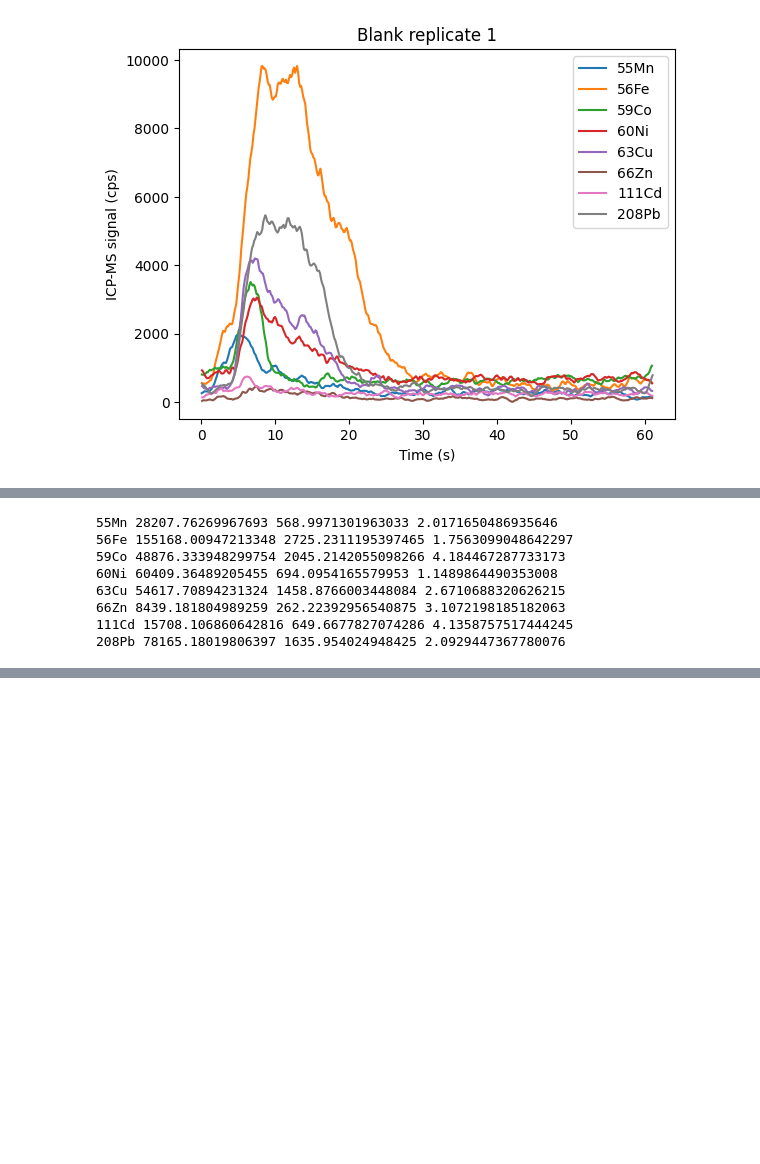
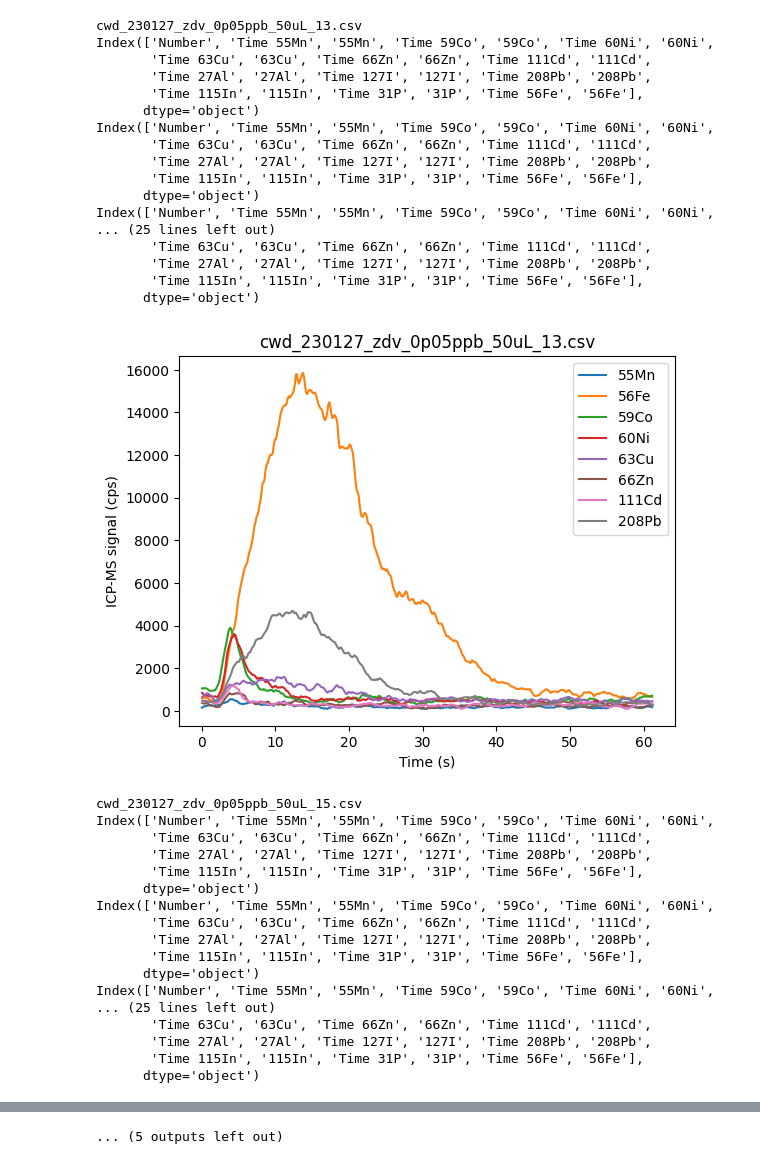
Before and after one commit to rboiteau/CoreMS, a Jupyter notebook: LOD-LCICPMS.ipynb, the cells around one changed output, grey strips where cells are left out. Drawn from its saved outputs; the diff is of its cells as text; code cells hidden in the pictures; blank space fills up the shorter version.

```diff
--- a/LOD-LCICPMS.ipynb
+++ b/LOD-LCICPMS.ipynb
@@ -28,7 +28,7 @@ import matplotlib.pyplot as plt
 from copy import copy
 
 
-dir = '/Users/christiandewey/Library/CloudStorage/GoogleDrive-christian.w.dewey@gmail.com/My Drive/manuscripts/dewey-boiteau_LC-ICPMS/LOD/BIOZEN/grouped'
+dir = '/Users/christiandewey/Library/CloudStorage/GoogleDrive-christian.w.dewey@gmail.com/My Drive/manuscripts/2023_Dewey-Boiteau-etal_LCICPMS/data/LOD/zdv_LOD/lod'
 
 flist=os.listdir(dir)
 os.chdir(dir)
@@ -69,9 +69,7 @@ def getPeakArea(df):
     return summed_area
 # %%
 metals = ['55Mn', '59Co','60Ni','66Zn','111Cd','63Cu', '56Fe']
-metals = ['55Mn']
 
-flist = ['cwd_220505_23_zdv_200ppb_50uL.csv']
 
 for f in flist:
     fig, ax = plt.subplots()
@@ -151,41 +140,78 @@ Root mean squared error: 33.48
 # %%
 metals = ['55Mn', '56Fe', '59Co','60Ni','63Cu','66Zn','111Cd', '208Pb']
-
 
 blanks = {me:{'areas':[],'mean': None,'std':None} for me in metals}
 
 r = 0
 
 for f in flist:
 
-    if 'nitric' in f:
+    if '0p05ppb' in f:
+        print(f)
         r = r + 1
         fig, ax = plt.subplots()
         for metal in metals:
-
-            df = pd.read_csv(f,sep=';',header=1)
+            if f == 'cwd_230127_zdv_nitric_50uL_11.csv':
+                df = pd.read_csv(f,sep=',',header=0)
+            else:
+                df = pd.read_csv(f,sep=';',header=1)
+            print(df.columns)
             t = 'Time ' + metal
             df = df[[t,metal]]
             #df = df[df[t]>60*0.66]
             area = getPeakArea(df)
 
             blanks[metal]['areas'].append(area)
 
             ax.plot(df[t],df[metal],label = metal)
 #plt.ylim(0,6e6)
         ax.set_ylabel('ICP-MS signal (cps)')
         ax.set_xlabel('Time (s)')
         plt.legend()
-        plt.title('Blank replicate %s' %r)
+        plt.title(f)
         plt.show()
 
 for me in metals:
 
     blanks[me]['mean'] = np.mean(blanks[me]['areas'])
     blanks[me]['std'] = np.std(blanks[me]['areas'])
 
 for me in metals:
 
     print(me, blanks[me]['mean'], blanks[me]['std'],  blanks[me]['std'] /  blanks[me]['mean'] * 100 )
 # %% [output]
+cwd_230127_zdv_0p05ppb_50uL_13.csv
+Index(['Number', 'Time 55Mn', '55Mn', 'Time 59Co', '59Co', 'Time 60Ni', '60Ni',
+       'Time 63Cu', '63Cu', 'Time 66Zn', '66Zn', 'Time 111Cd', '111Cd',
+       'Time 27Al', '27Al', 'Time 127I', '127I', 'Time 208Pb', '208Pb',
+       'Time 115In', '115In', 'Time 31P', '31P', 'Time 56Fe', '56Fe'],
+      dtype='object')
+Index(['Number', 'Time 55Mn', '55Mn', 'Time 59Co', '59Co', 'Time 60Ni', '60Ni',
+       'Time 63Cu', '63Cu', 'Time 66Zn', '66Zn', 'Time 111Cd', '111Cd',
+       'Time 27Al', '27Al', 'Time 127I', '127I', 'Time 208Pb', '208Pb',
+       'Time 115In', '115In', 'Time 31P', '31P', 'Time 56Fe', '56Fe'],
+      dtype='object')
+Index(['Number', 'Time 55Mn', '55Mn', 'Time 59Co', '59Co', 'Time 60Ni', '60Ni',
+... (25 lines left out)
+       'Time 63Cu', '63Cu', 'Time 66Zn', '66Zn', 'Time 111Cd', '111Cd',
+       'Time 27Al', '27Al', 'Time 127I', '127I', 'Time 208Pb', '208Pb',
+       'Time 115In', '115In', 'Time 31P', '31P', 'Time 56Fe', '56Fe'],
+      dtype='object')
-[figure, old version]
+[figure, new version]
+cwd_230127_zdv_0p05ppb_50uL_15.csv
+Index(['Number', 'Time 55Mn', '55Mn', 'Time 59Co', '59Co', 'Time 60Ni', '60Ni',
+       'Time 63Cu', '63Cu', 'Time 66Zn', '66Zn', 'Time 111Cd', '111Cd',
+       'Time 27Al', '27Al', 'Time 127I', '127I', 'Time 208Pb', '208Pb',
+       'Time 115In', '115In', 'Time 31P', '31P', 'Time 56Fe', '56Fe'],
+      dtype='object')
+Index(['Number', 'Time 55Mn', '55Mn', 'Time 59Co', '59Co', 'Time 60Ni', '60Ni',
+       'Time 63Cu', '63Cu', 'Time 66Zn', '66Zn', 'Time 111Cd', '111Cd',
+       'Time 27Al', '27Al', 'Time 127I', '127I', 'Time 208Pb', '208Pb',
+       'Time 115In', '115In', 'Time 31P', '31P', 'Time 56Fe', '56Fe'],
+      dtype='object')
+Index(['Number', 'Time 55Mn', '55Mn', 'Time 59Co', '59Co', 'Time 60Ni', '60Ni',
+... (25 lines left out)
+       'Time 63Cu', '63Cu', 'Time 66Zn', '66Zn', 'Time 111Cd', '111Cd',
+       'Time 27Al', '27Al', 'Time 127I', '127I', 'Time 208Pb', '208Pb',
+       'Time 115In', '115In', 'Time 31P', '31P', 'Time 56Fe', '56Fe'],
+      dtype='object')
@@ -194,8 +236,0 @@ for me in metals:
-55Mn 28207.76269967693 568.9971301963033 2.0171650486935646
-56Fe 155168.00947213348 2725.2311195397465 1.7563099048642297
-59Co 48876.333948299754 2045.2142055098266 4.184467287733173
-60Ni 60409.36489205455 694.0954165579953 1.1489864490353008
-63Cu 54617.70894231324 1458.8766003448084 2.6710688320626215
-66Zn 8439.181804989259 262.22392956540875 3.1072198185182063
-111Cd 15708.106860642816 649.6677827074286 4.1358757517444245
-208Pb 78165.18019806397 1635.954024948425 2.0929447367780076
@@ -202,3 +291,4 @@ for me in metals:
+... (5 outputs left out)
 # %%
 metals = ['55Mn', '56Fe', '59Co','60Ni','63Cu','66Zn','111Cd', '208Pb']
 mwl = [55,56,59,60,63,66,111,208]
```
Also changed, not shown: parts of 13 cells of this notebook, 3 other files.
